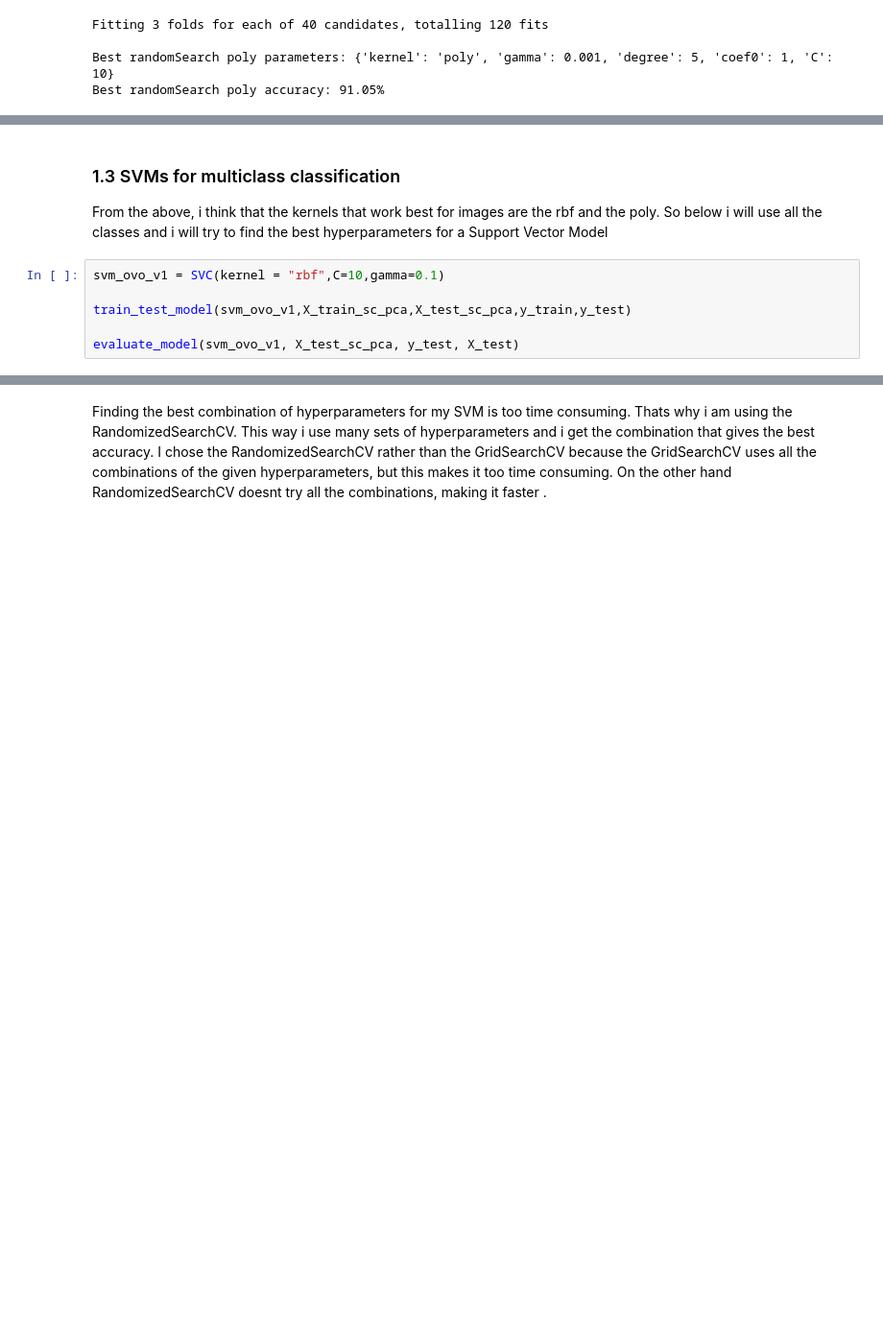
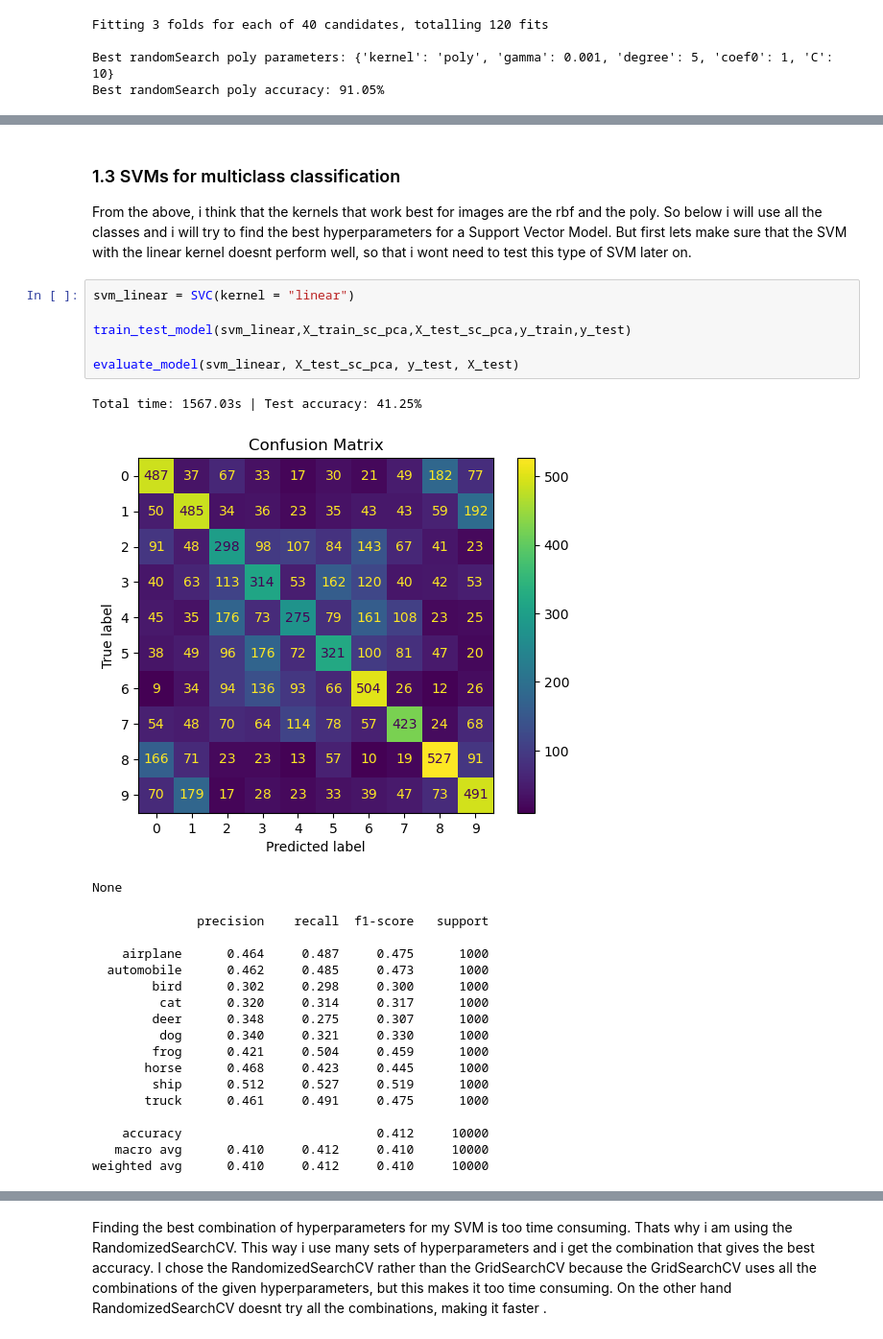
Before and after one commit to kounsolas/NeuralNetworks, a Jupyter notebook: Task2.ipynb, the cells around one changed output, grey strips where cells are left out. Shown at 96% size. Drawn from its saved outputs; the diff is of its cells as text; blank space fills up the shorter version.

```diff
--- a/Task2.ipynb
+++ b/Task2.ipynb
@@ -395,10 +386,30 @@ KeyboardInterrupt:
 # %% [markdown]
 ### 1.3 SVMs for multiclass classification
 
-From the above, i think that the kernels that work best for images are the rbf and the poly. So below i will use all the classes and i will try to find the best hyperparameters for a Support Vector Model
+From the above, i think that the kernels that work best for images are the rbf and the poly. So below i will use all the classes and i will try to find the best hyperparameters for a Support Vector Model. But first lets make sure that the SVM with the linear kernel doesnt perform well, so that i wont need to test this type of SVM later on.
 # %%
-svm_ovo_v1 = SVC(kernel = "rbf",C=10,gamma=0.1)
+svm_linear = SVC(kernel = "linear")
 
-train_test_model(svm_ovo_v1,X_train_sc_pca,X_test_sc_pca,y_train,y_test)
+train_test_model(svm_linear,X_train_sc_pca,X_test_sc_pca,y_train,y_test)
 
-evaluate_model(svm_ovo_v1, X_test_sc_pca, y_test, X_test)
+evaluate_model(svm_linear, X_test_sc_pca, y_test, X_test)
+# %% [output]
+Total time: 1567.03s | Test accuracy: 41.25%
+[figure, added]
+None
+              precision    recall  f1-score   support
+
+    airplane      0.464     0.487     0.475      1000
+  automobile      0.462     0.485     0.473      1000
+        bird      0.302     0.298     0.300      1000
+         cat      0.320     0.314     0.317      1000
+        deer      0.348     0.275     0.307      1000
+         dog      0.340     0.321     0.330      1000
+        frog      0.421     0.504     0.459      1000
+       horse      0.468     0.423     0.445      1000
+        ship      0.512     0.527     0.519      1000
+       truck      0.461     0.491     0.475      1000
+
+    accuracy                          0.412     10000
+   macro avg      0.410     0.412     0.410     10000
+weighted avg      0.410     0.412     0.410     10000
```
Also changed, not shown: parts of 32 cells of this notebook.
